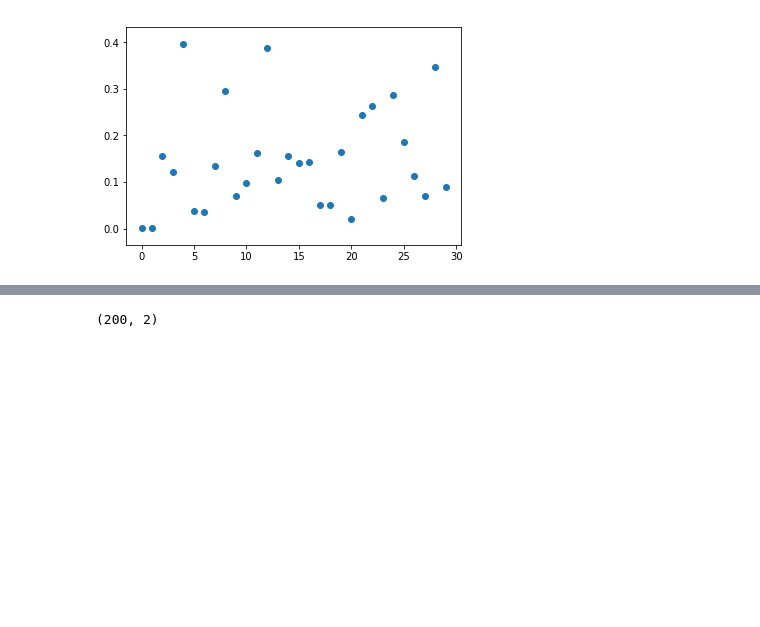
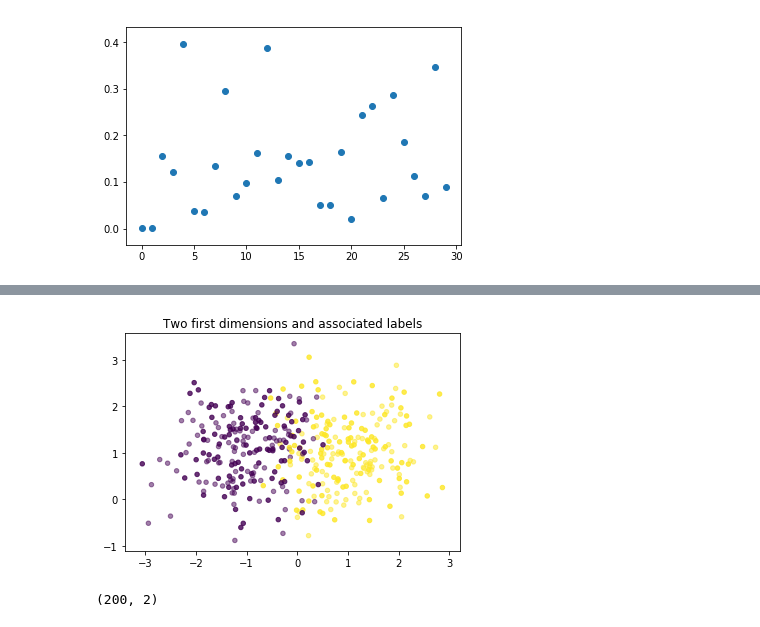
Before and after one commit to saratrajput/mlcc, a Jupyter notebook: mlccProject.ipynb, the cells around one changed output, grey strips where cells are left out. Drawn from its saved outputs; the diff is of its cells as text; code cells hidden in the pictures; blank space fills up the shorter version.

```diff
--- a/mlccProject.ipynb
+++ b/mlccProject.ipynb
@@ -253,0 +254,22 @@ array([  7.51712322e-04,   2.77488984e-04,   7.45468775e-02,
+# %%
+## main2
+
+N = 100
+D = 30
+
+Xtr, Ytr = MixGauss(matrix([[1,-1],[1,1]]),array([[0.7], [0.7]]),N);
+Xtr = concatenate(Xtr, axis=0)
+Ytr = concatenate(Ytr, axis=0)
+Ytr[Ytr==2]= -1;
+
+Xts, Yts = MixGauss(matrix([[1,-1],[1,1]]),array([[0.7],[0.7]]),N);
+Xts = concatenate(Xts, axis=0)
+Yts = concatenate(Yts, axis=0)
+Yts[Yts==2] = -1;
+
+plt.scatter(Xtr[:,0], Xtr[:,1], s=20, c=Ytr, alpha=0.5);
+plt.scatter(Xts[:,0], Xts[:,1], s=20, c=Yts, alpha=0.8);
+plt.title('Two first dimensions and associated labels');
+plt.show()
+# %% [output]
+[figure, added]
```
Also changed, not shown: parts of 27 cells of this notebook, 2 other files.
